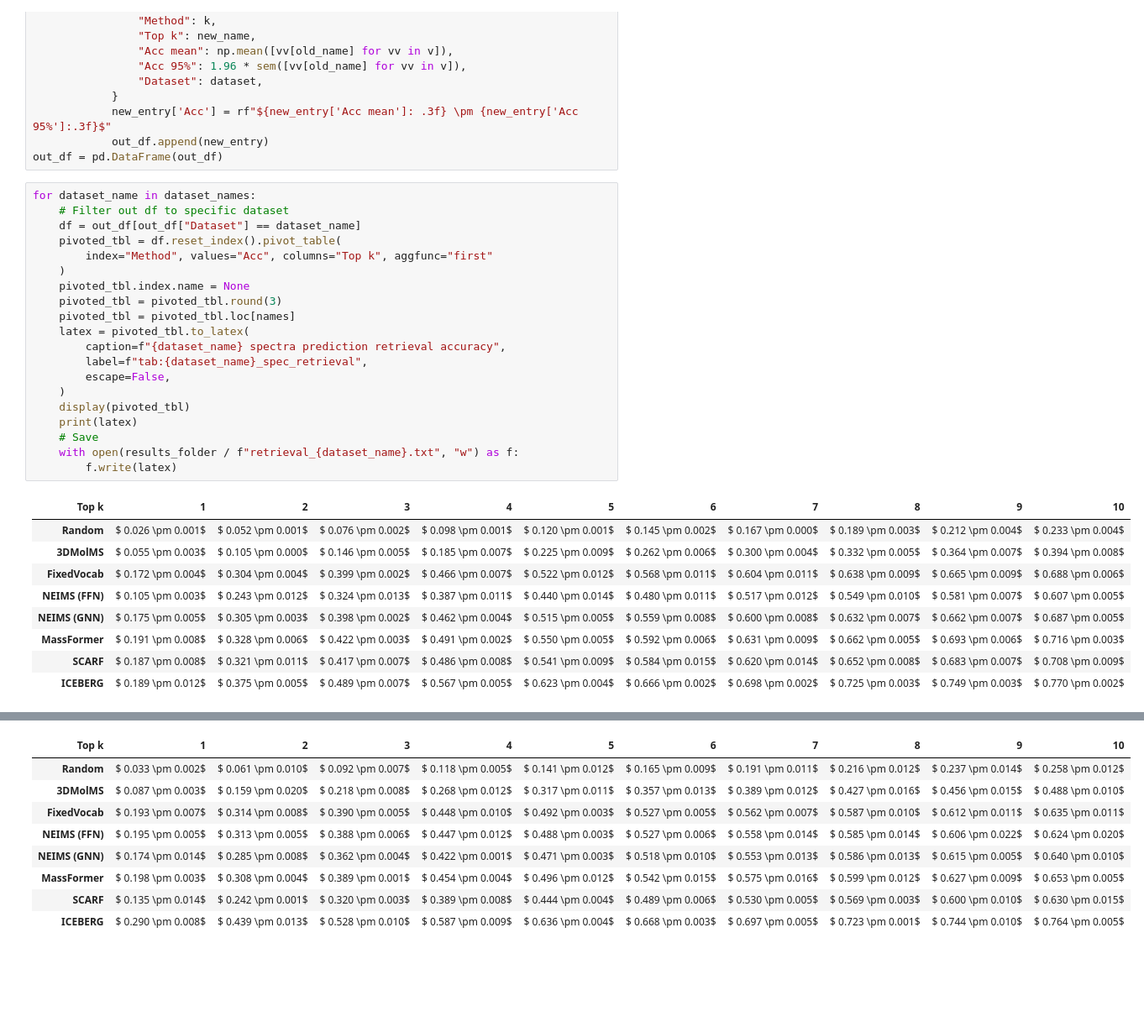
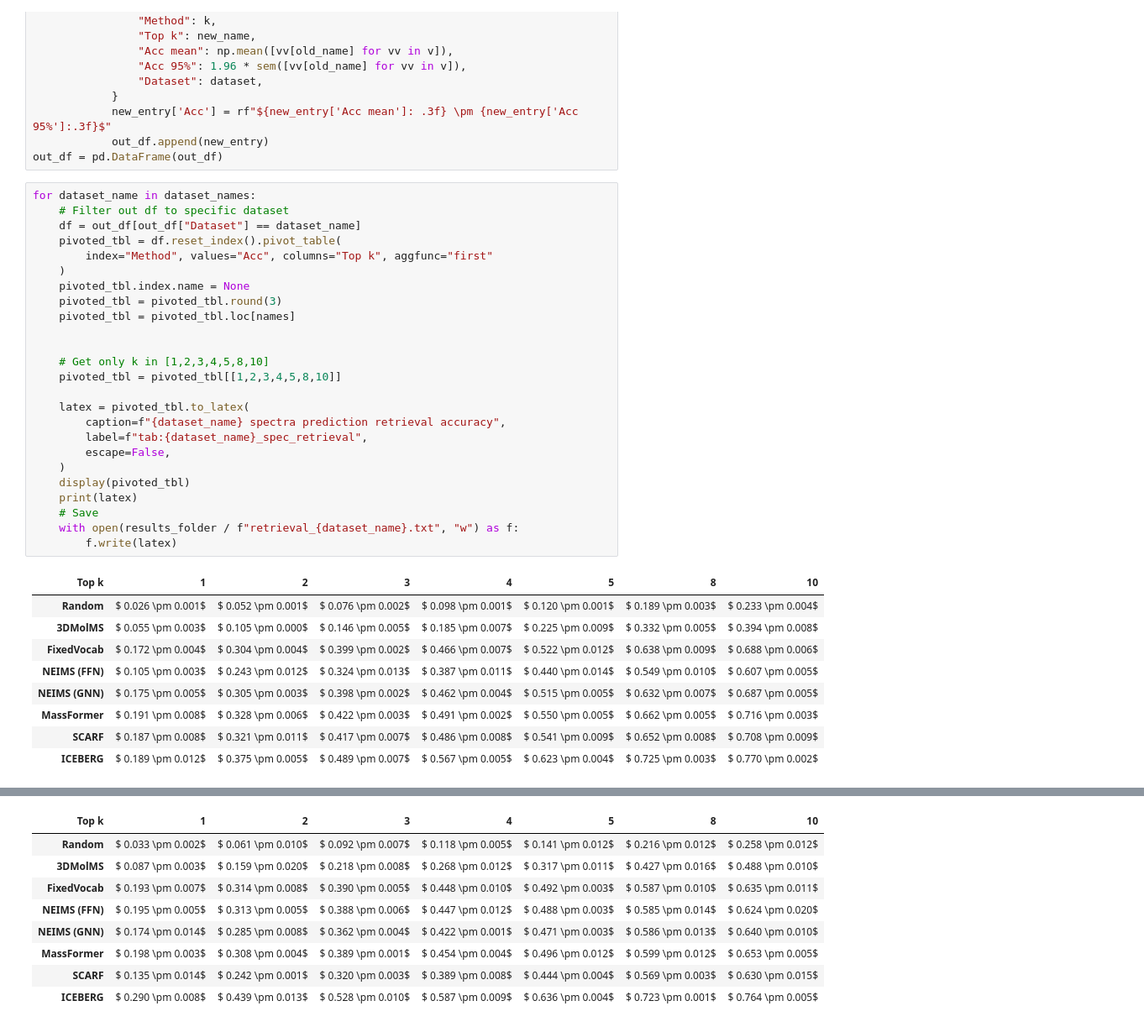
Before and after one commit to samgoldman97/ms-pred, a Jupyter notebook: notebooks/iceberg_fig_retrieval.ipynb, the cells around one changed output, grey strips where cells are left out. Shown: that part at 84% size. Saved outputs shown, nothing was run; the diff lists cells and outputs as text; blank space fills up the shorter version.

```diff
--- a/notebooks/iceberg_fig_retrieval.ipynb
+++ b/notebooks/iceberg_fig_retrieval.ipynb
@@ -76,33 +73,38 @@ out_df = pd.DataFrame(out_df)
 # %%
 for dataset_name in dataset_names:
     # Filter out df to specific dataset
     df = out_df[out_df["Dataset"] == dataset_name]
     pivoted_tbl = df.reset_index().pivot_table(
         index="Method", values="Acc", columns="Top k", aggfunc="first"
     )
     pivoted_tbl.index.name = None
     pivoted_tbl = pivoted_tbl.round(3)
     pivoted_tbl = pivoted_tbl.loc[names]
+
+
+    # Get only k in [1,2,3,4,5,8,10]
+    pivoted_tbl = pivoted_tbl[[1,2,3,4,5,8,10]]
+
     latex = pivoted_tbl.to_latex(
         caption=f"{dataset_name} spectra prediction retrieval accuracy",
         label=f"tab:{dataset_name}_spec_retrieval",
         escape=False,
     )
     display(pivoted_tbl)
     print(latex)
     # Save
     with open(results_folder / f"retrieval_{dataset_name}.txt", "w") as f:
         f.write(latex)
 # %% [output]
-| Top k | 1 | 2 | 3 | 4 | 5 | 6 | 7 | 8 | 9 | 10 |
-| Random | $ 0.026 \pm 0.001$ | $ 0.052 \pm 0.001$ | $ 0.076 \pm 0.002$ | $ 0.098 \pm 0.001$ | $ 0.120 \pm 0.001$ | $ 0.145 \pm 0.002$ | $ 0.167 \pm 0.000$ | $ 0.189 \pm 0.003$ | $ 0.212 \pm 0.004$ | $ 0.233 \pm 0.004$ |
-| 3DMolMS | $ 0.055 \pm 0.003$ | $ 0.105 \pm 0.000$ | $ 0.146 \pm 0.005$ | $ 0.185 \pm 0.007$ | $ 0.225 \pm 0.009$ | $ 0.262 \pm 0.006$ | $ 0.300 \pm 0.004$ | $ 0.332 \pm 0.005$ | $ 0.364 \pm 0.007$ | $ 0.394 \pm 0.008$ |
-| FixedVocab | $ 0.172 \pm 0.004$ | $ 0.304 \pm 0.004$ | $ 0.399 \pm 0.002$ | $ 0.466 \pm 0.007$ | $ 0.522 \pm 0.012$ | $ 0.568 \pm 0.011$ | $ 0.604 \pm 0.011$ | $ 0.638 \pm 0.009$ | $ 0.665 \pm 0.009$ | $ 0.688 \pm 0.006$ |
-| NEIMS (FFN) | $ 0.105 \pm 0.003$ | $ 0.243 \pm 0.012$ | $ 0.324 \pm 0.013$ | $ 0.387 \pm 0.011$ | $ 0.440 \pm 0.014$ | $ 0.480 \pm 0.011$ | $ 0.517 \pm 0.012$ | $ 0.549 \pm 0.010$ | $ 0.581 \pm 0.007$ | $ 0.607 \pm 0.005$ |
-| NEIMS (GNN) | $ 0.175 \pm 0.005$ | $ 0.305 \pm 0.003$ | $ 0.398 \pm 0.002$ | $ 0.462 \pm 0.004$ | $ 0.515 \pm 0.005$ | $ 0.559 \pm 0.008$ | $ 0.600 \pm 0.008$ | $ 0.632 \pm 0.007$ | $ 0.662 \pm 0.007$ | $ 0.687 \pm 0.005$ |
-| MassFormer | $ 0.191 \pm 0.008$ | $ 0.328 \pm 0.006$ | $ 0.422 \pm 0.003$ | $ 0.491 \pm 0.002$ | $ 0.550 \pm 0.005$ | $ 0.592 \pm 0.006$ | $ 0.631 \pm 0.009$ | $ 0.662 \pm 0.005$ | $ 0.693 \pm 0.006$ | $ 0.716 \pm 0.003$ |
-| SCARF | $ 0.187 \pm 0.008$ | $ 0.321 \pm 0.011$ | $ 0.417 \pm 0.007$ | $ 0.486 \pm 0.008$ | $ 0.541 \pm 0.009$ | $ 0.584 \pm 0.015$ | $ 0.620 \pm 0.014$ | $ 0.652 \pm 0.008$ | $ 0.683 \pm 0.007$ | $ 0.708 \pm 0.009$ |
-| ICEBERG | $ 0.189 \pm 0.012$ | $ 0.375 \pm 0.005$ | $ 0.489 \pm 0.007$ | $ 0.567 \pm 0.005$ | $ 0.623 \pm 0.004$ | $ 0.666 \pm 0.002$ | $ 0.698 \pm 0.002$ | $ 0.725 \pm 0.003$ | $ 0.749 \pm 0.003$ | $ 0.770 \pm 0.002$ |
+| Top k | 1 | 2 | 3 | 4 | 5 | 8 | 10 |
+| Random | $ 0.026 \pm 0.001$ | $ 0.052 \pm 0.001$ | $ 0.076 \pm 0.002$ | $ 0.098 \pm 0.001$ | $ 0.120 \pm 0.001$ | $ 0.189 \pm 0.003$ | $ 0.233 \pm 0.004$ |
+| 3DMolMS | $ 0.055 \pm 0.003$ | $ 0.105 \pm 0.000$ | $ 0.146 \pm 0.005$ | $ 0.185 \pm 0.007$ | $ 0.225 \pm 0.009$ | $ 0.332 \pm 0.005$ | $ 0.394 \pm 0.008$ |
+| FixedVocab | $ 0.172 \pm 0.004$ | $ 0.304 \pm 0.004$ | $ 0.399 \pm 0.002$ | $ 0.466 \pm 0.007$ | $ 0.522 \pm 0.012$ | $ 0.638 \pm 0.009$ | $ 0.688 \pm 0.006$ |
+| NEIMS (FFN) | $ 0.105 \pm 0.003$ | $ 0.243 \pm 0.012$ | $ 0.324 \pm 0.013$ | $ 0.387 \pm 0.011$ | $ 0.440 \pm 0.014$ | $ 0.549 \pm 0.010$ | $ 0.607 \pm 0.005$ |
+| NEIMS (GNN) | $ 0.175 \pm 0.005$ | $ 0.305 \pm 0.003$ | $ 0.398 \pm 0.002$ | $ 0.462 \pm 0.004$ | $ 0.515 \pm 0.005$ | $ 0.632 \pm 0.007$ | $ 0.687 \pm 0.005$ |
+| MassFormer | $ 0.191 \pm 0.008$ | $ 0.328 \pm 0.006$ | $ 0.422 \pm 0.003$ | $ 0.491 \pm 0.002$ | $ 0.550 \pm 0.005$ | $ 0.662 \pm 0.005$ | $ 0.716 \pm 0.003$ |
+| SCARF | $ 0.187 \pm 0.008$ | $ 0.321 \pm 0.011$ | $ 0.417 \pm 0.007$ | $ 0.486 \pm 0.008$ | $ 0.541 \pm 0.009$ | $ 0.652 \pm 0.008$ | $ 0.708 \pm 0.009$ |
+| ICEBERG | $ 0.189 \pm 0.012$ | $ 0.375 \pm 0.005$ | $ 0.489 \pm 0.007$ | $ 0.567 \pm 0.005$ | $ 0.623 \pm 0.004$ | $ 0.725 \pm 0.003$ | $ 0.770 \pm 0.002$ |
 \begin{table}
 \centering
 \caption{nist20 spectra prediction retrieval accuracy}
@@ -122,15 +124,15 @@ ICEBERG     &  $ 0.189 \pm 0.012$ &  $ 0.375 \pm 0.005$ &  $ 0.489 \pm 0.007$ &
 \bottomrule
 \end{tabular}
 \end{table}
-| Top k | 1 | 2 | 3 | 4 | 5 | 6 | 7 | 8 | 9 | 10 |
-| Random | $ 0.033 \pm 0.002$ | $ 0.061 \pm 0.010$ | $ 0.092 \pm 0.007$ | $ 0.118 \pm 0.005$ | $ 0.141 \pm 0.012$ | $ 0.165 \pm 0.009$ | $ 0.191 \pm 0.011$ | $ 0.216 \pm 0.012$ | $ 0.237 \pm 0.014$ | $ 0.258 \pm 0.012$ |
-| 3DMolMS | $ 0.087 \pm 0.003$ | $ 0.159 \pm 0.020$ | $ 0.218 \pm 0.008$ | $ 0.268 \pm 0.012$ | $ 0.317 \pm 0.011$ | $ 0.357 \pm 0.013$ | $ 0.389 \pm 0.012$ | $ 0.427 \pm 0.016$ | $ 0.456 \pm 0.015$ | $ 0.488 \pm 0.010$ |
-| FixedVocab | $ 0.193 \pm 0.007$ | $ 0.314 \pm 0.008$ | $ 0.390 \pm 0.005$ | $ 0.448 \pm 0.010$ | $ 0.492 \pm 0.003$ | $ 0.527 \pm 0.005$ | $ 0.562 \pm 0.007$ | $ 0.587 \pm 0.010$ | $ 0.612 \pm 0.011$ | $ 0.635 \pm 0.011$ |
-| NEIMS (FFN) | $ 0.195 \pm 0.005$ | $ 0.313 \pm 0.005$ | $ 0.388 \pm 0.006$ | $ 0.447 \pm 0.012$ | $ 0.488 \pm 0.003$ | $ 0.527 \pm 0.006$ | $ 0.558 \pm 0.014$ | $ 0.585 \pm 0.014$ | $ 0.606 \pm 0.022$ | $ 0.624 \pm 0.020$ |
-| NEIMS (GNN) | $ 0.174 \pm 0.014$ | $ 0.285 \pm 0.008$ | $ 0.362 \pm 0.004$ | $ 0.422 \pm 0.001$ | $ 0.471 \pm 0.003$ | $ 0.518 \pm 0.010$ | $ 0.553 \pm 0.013$ | $ 0.586 \pm 0.013$ | $ 0.615 \pm 0.005$ | $ 0.640 \pm 0.010$ |
-| MassFormer | $ 0.198 \pm 0.003$ | $ 0.308 \pm 0.004$ | $ 0.389 \pm 0.001$ | $ 0.454 \pm 0.004$ | $ 0.496 \pm 0.012$ | $ 0.542 \pm 0.015$ | $ 0.575 \pm 0.016$ | $ 0.599 \pm 0.012$ | $ 0.627 \pm 0.009$ | $ 0.653 \pm 0.005$ |
-| SCARF | $ 0.135 \pm 0.014$ | $ 0.242 \pm 0.001$ | $ 0.320 \pm 0.003$ | $ 0.389 \pm 0.008$ | $ 0.444 \pm 0.004$ | $ 0.489 \pm 0.006$ | $ 0.530 \pm 0.005$ | $ 0.569 \pm 0.003$ | $ 0.600 \pm 0.010$ | $ 0.630 \pm 0.015$ |
-| ICEBERG | $ 0.290 \pm 0.008$ | $ 0.439 \pm 0.013$ | $ 0.528 \pm 0.010$ | $ 0.587 \pm 0.009$ | $ 0.636 \pm 0.004$ | $ 0.668 \pm 0.003$ | $ 0.697 \pm 0.005$ | $ 0.723 \pm 0.001$ | $ 0.744 \pm 0.010$ | $ 0.764 \pm 0.005$ |
+| Top k | 1 | 2 | 3 | 4 | 5 | 8 | 10 |
+| Random | $ 0.033 \pm 0.002$ | $ 0.061 \pm 0.010$ | $ 0.092 \pm 0.007$ | $ 0.118 \pm 0.005$ | $ 0.141 \pm 0.012$ | $ 0.216 \pm 0.012$ | $ 0.258 \pm 0.012$ |
+| 3DMolMS | $ 0.087 \pm 0.003$ | $ 0.159 \pm 0.020$ | $ 0.218 \pm 0.008$ | $ 0.268 \pm 0.012$ | $ 0.317 \pm 0.011$ | $ 0.427 \pm 0.016$ | $ 0.488 \pm 0.010$ |
+| FixedVocab | $ 0.193 \pm 0.007$ | $ 0.314 \pm 0.008$ | $ 0.390 \pm 0.005$ | $ 0.448 \pm 0.010$ | $ 0.492 \pm 0.003$ | $ 0.587 \pm 0.010$ | $ 0.635 \pm 0.011$ |
+| NEIMS (FFN) | $ 0.195 \pm 0.005$ | $ 0.313 \pm 0.005$ | $ 0.388 \pm 0.006$ | $ 0.447 \pm 0.012$ | $ 0.488 \pm 0.003$ | $ 0.585 \pm 0.014$ | $ 0.624 \pm 0.020$ |
+| NEIMS (GNN) | $ 0.174 \pm 0.014$ | $ 0.285 \pm 0.008$ | $ 0.362 \pm 0.004$ | $ 0.422 \pm 0.001$ | $ 0.471 \pm 0.003$ | $ 0.586 \pm 0.013$ | $ 0.640 \pm 0.010$ |
+| MassFormer | $ 0.198 \pm 0.003$ | $ 0.308 \pm 0.004$ | $ 0.389 \pm 0.001$ | $ 0.454 \pm 0.004$ | $ 0.496 \pm 0.012$ | $ 0.599 \pm 0.012$ | $ 0.653 \pm 0.005$ |
+| SCARF | $ 0.135 \pm 0.014$ | $ 0.242 \pm 0.001$ | $ 0.320 \pm 0.003$ | $ 0.389 \pm 0.008$ | $ 0.444 \pm 0.004$ | $ 0.569 \pm 0.003$ | $ 0.630 \pm 0.015$ |
+| ICEBERG | $ 0.290 \pm 0.008$ | $ 0.439 \pm 0.013$ | $ 0.528 \pm 0.010$ | $ 0.587 \pm 0.009$ | $ 0.636 \pm 0.004$ | $ 0.723 \pm 0.001$ | $ 0.764 \pm 0.005$ |
 \begin{table}
 \centering
 \caption{canopus_train_public spectra prediction retrieval accuracy}
```
Also changed, not shown: parts of 6 cells of this notebook, 3 other files.
